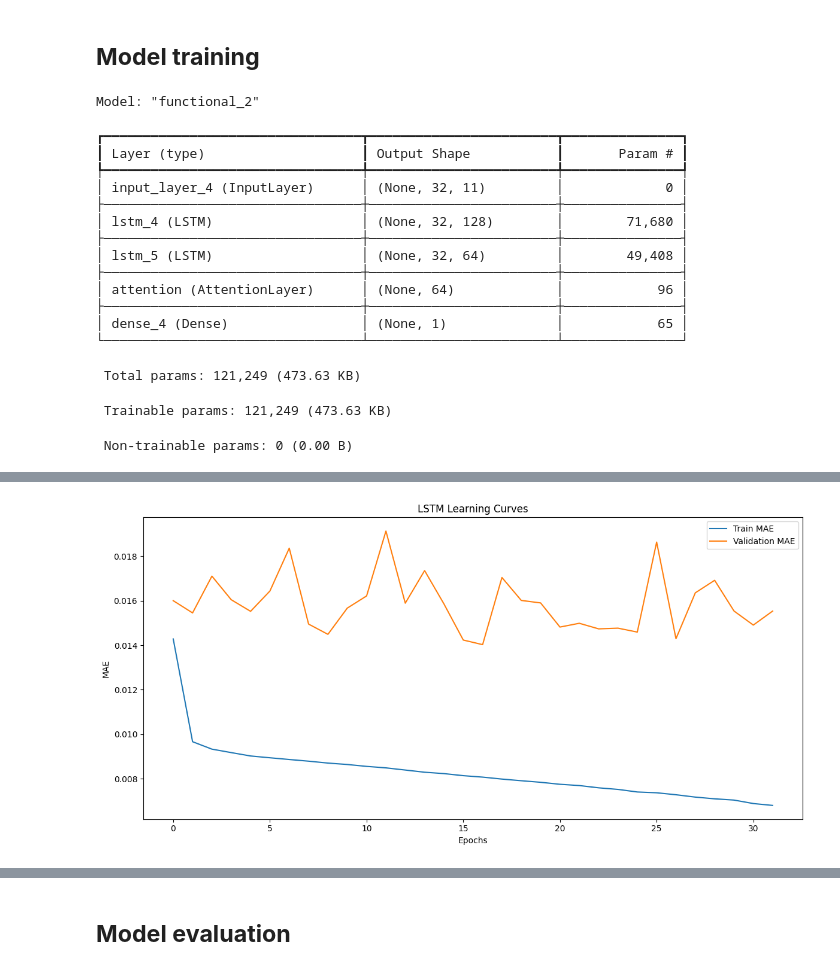
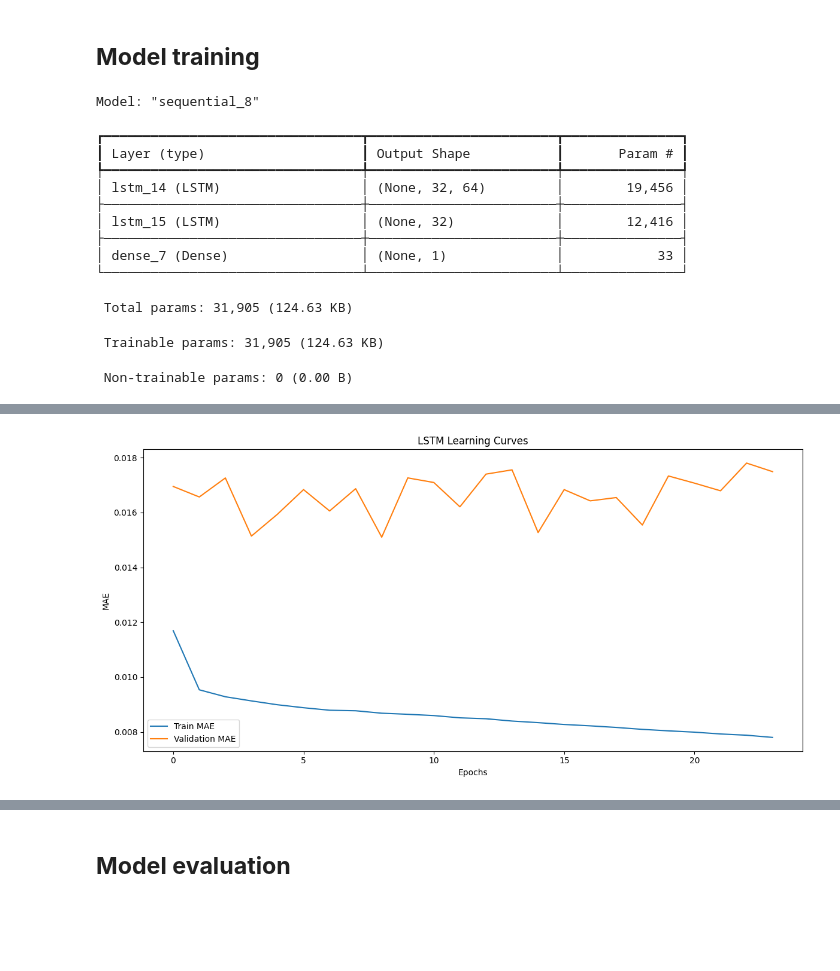
Before and after one commit to miltiadiss/CEID_NE577-5G-Architectures-Technologies-Applications-and-Key-Performance-Indexes, a Jupyter notebook: Code/LSTM_2.ipynb, the cells around one changed output, grey strips where cells are left out. Saved outputs shown, nothing was run; the diff lists cells and outputs as text; code cells hidden in the pictures; blank space fills up the shorter version.

```diff
--- a/Code/LSTM_2.ipynb
+++ b/Code/LSTM_2.ipynb
@@ -186,18 +176,6 @@ Training LSTM with time_steps = 96
 # %% [markdown]
 ## **Model training**
 # %%
-from sklearn.metrics import mean_squared_error, mean_absolute_error
-from keras.models import Sequential
-from keras.layers import LSTM, Dropout, Dense, Input
-from keras.callbacks import EarlyStopping
-from math import sqrt
-import matplotlib.pyplot as plt
-import numpy as np
-import pandas as pd
-from keras.layers import Layer
-import tensorflow as tf
-from keras.models import Model
-
 # Define model inputs and target (X,y)
 X_full = train_df.drop(columns=["Timestamp", "DL_bitrate", "Predicted_DL_bitrate"], errors="ignore")
 y_full_raw = train_df["DL_bitrate"]
@@ -228,7 +206,7 @@ y_val = scaler_y.transform(y_val_raw.values.reshape(-1, 1)).flatten()
 y_test = scaler_y.transform(y_test_raw.values.reshape(-1, 1)).flatten()  # Only transform without fit on the other 2 subsets
 
 # === Χρήση της καλύτερης παραμέτρου time_steps ===
-best_ts = 32
+best_ts = 96
 
 # === Δημιουργία παραθύρων για κάθε σύνολο ===
 X_seq_train = []
@@ -247,26 +225,6 @@ def create_dataset(X, y, time_steps=1):
         ys.append(y.iloc[i + time_steps])
     return np.array(Xs), np.array(ys)
 
-# === Custom Attention Layer ===
-class AttentionLayer(Layer):
-    def __init__(self, **kwargs):
-        super(AttentionLayer, self).__init__(**kwargs)
-
-    def build(self, input_shape):
-        self.W = self.add_weight(shape=(input_shape[-1], 1),
-                                 initializer="normal",
-                                 trainable=True)
-        self.b = self.add_weight(shape=(input_shape[1], 1),
-                                 initializer="zeros",
-                                 trainable=True)
-        super(AttentionLayer, self).build(input_shape)
-
-    def call(self, inputs):
-        e = tf.keras.backend.tanh(tf.keras.backend.dot(inputs, self.W) + self.b)
-        a = tf.keras.backend.softmax(e, axis=1)
-        output = tf.keras.backend.sum(inputs * a, axis=1)
-        self.attention_weights = a
-        return output
 
 X_train_scaled = pd.DataFrame(scaler_X.fit_transform(X_train_raw), columns=X_train_raw.columns, index=X_train_raw.index)
 X_val_scaled = pd.DataFrame(scaler_X.transform(X_val_raw), columns=X_val_raw.columns, index=X_val_raw.index)
@@ -280,21 +238,14 @@ X_seq_train, y_seq_train = create_dataset(X_train_scaled, y_train_scaled, best_t
 X_seq_val, y_seq_val = create_dataset(X_val_scaled, y_val_scaled, best_ts)
 X_seq_test, y_seq_test = create_dataset(X_test_scaled, y_test_scaled, best_ts)
 
-# === Εκπαίδευση LSTM με τις καλύτερες παραμέτρους ===
-from keras.models import Sequential
-from keras.layers import LSTM, Dense, Dropout, Bidirectional, LayerNormalization
 
-# === LSTM + Attention ===
-input_layer = Input(shape=(best_ts, X_seq_train.shape[2]))
+model = Sequential()
+model.add(LSTM(64, return_sequences=True, input_shape=(32, X_seq_train.shape[2])))
+model.add(LSTM(32))
+model.add(Dense(1))
+model.compile(optimizer='adam', loss='mse')
 
-x = LSTM(128, return_sequences=True)(input_layer)
-x = LSTM(64, return_sequences=True)(x)
 
-x = AttentionLayer(name="attention")(x)
-
-output = Dense(1)(x)
-
-model = Model(inputs=input_layer, outputs=output)
 model.compile(optimizer='adam', loss='mse')
 model.summary()
 
@@ -341,20 +292,16 @@ predictions_df = pd.concat([
     pd.DataFrame({"true": y_test_true, "pred": y_test_pred_denorm, "set": "test"})
 ], ignore_index=True)
 # %% [output]
-Model: "functional_2"
+Model: "sequential_8"
 ┏━━━━━━━━━━━━━━━━━━━━━━━━━━━━━━━━━┳━━━━━━━━━━━━━━━━━━━━━━━━┳━━━━━━━━━━━━━━━┓
 ┃ Layer (type)                    ┃ Output Shape           ┃       Param # ┃
 ┡━━━━━━━━━━━━━━━━━━━━━━━━━━━━━━━━━╇━━━━━━━━━━━━━━━━━━━━━━━━╇━━━━━━━━━━━━━━━┩
-│ input_layer_4 (InputLayer)      │ (None, 32, 11)         │             0 │
+│ lstm_14 (LSTM)                  │ (None, 32, 64)         │        19,456 │
 ├─────────────────────────────────┼────────────────────────┼───────────────┤
-│ lstm_4 (LSTM)                   │ (None, 32, 128)        │        71,680 │
+│ lstm_15 (LSTM)                  │ (None, 32)             │        12,416 │
 ├─────────────────────────────────┼────────────────────────┼───────────────┤
-│ lstm_5 (LSTM)                   │ (None, 32, 64)         │        49,408 │
-├─────────────────────────────────┼────────────────────────┼───────────────┤
-│ attention (AttentionLayer)      │ (None, 64)             │            96 │
-├─────────────────────────────────┼────────────────────────┼───────────────┤
-│ dense_4 (Dense)                 │ (None, 1)              │            65 │
+│ dense_7 (Dense)                 │ (None, 1)              │            33 │
 └─────────────────────────────────┴────────────────────────┴───────────────┘
- Total params: 121,249 (473.63 KB)
+ Total params: 31,905 (124.63 KB)
- Trainable params: 121,249 (473.63 KB)
+ Trainable params: 31,905 (124.63 KB)
  Non-trainable params: 0 (0.00 B)
@@ -364,4 +311,4 @@ Model: "functional_2"
-[figure, old version]
+[figure, new version]
 # %%
 plt.hist(np.expm1(y_train_raw), bins=100, alpha=0.5, label="Train")
 plt.hist(np.expm1(y_test_raw), bins=100, alpha=0.5, label="Test")
```
Also changed, not shown: parts of 11 cells of this notebook.
